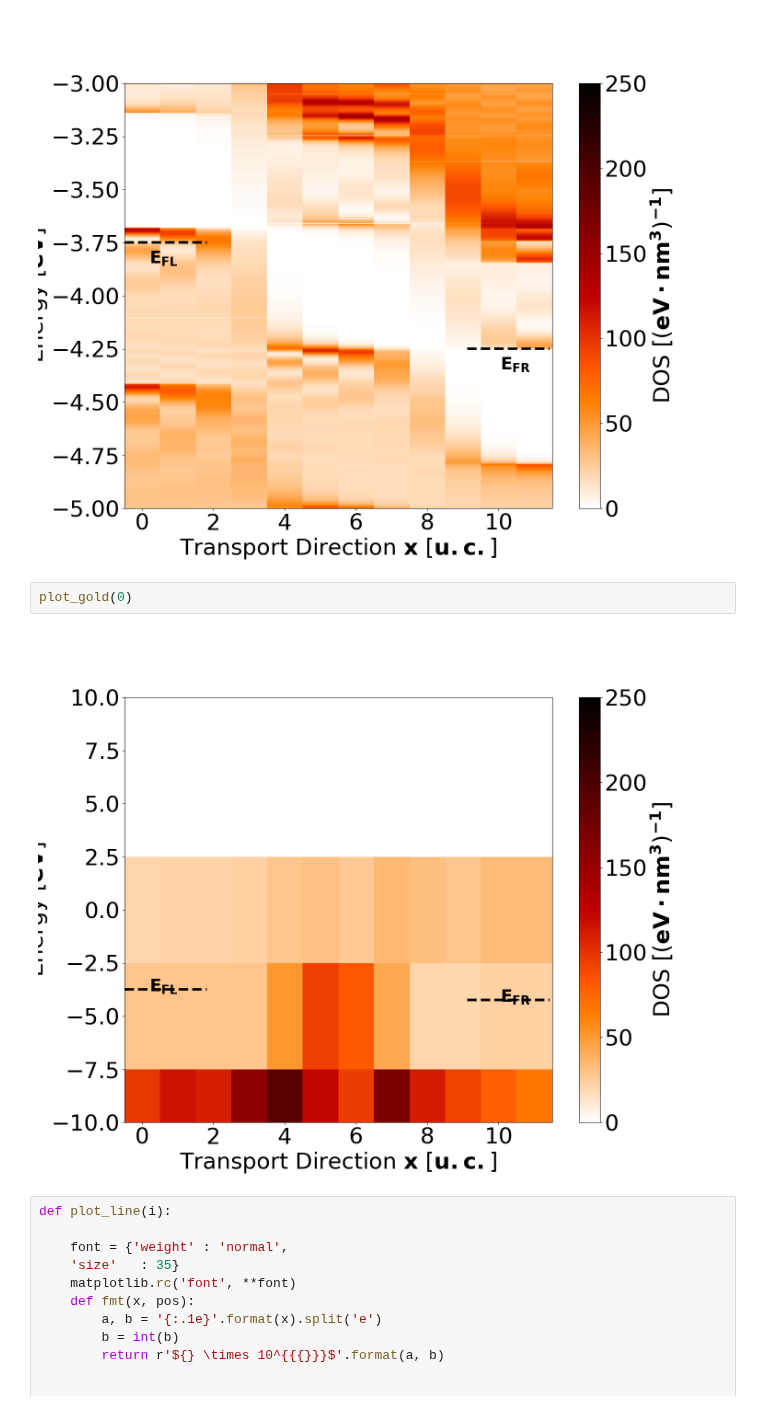
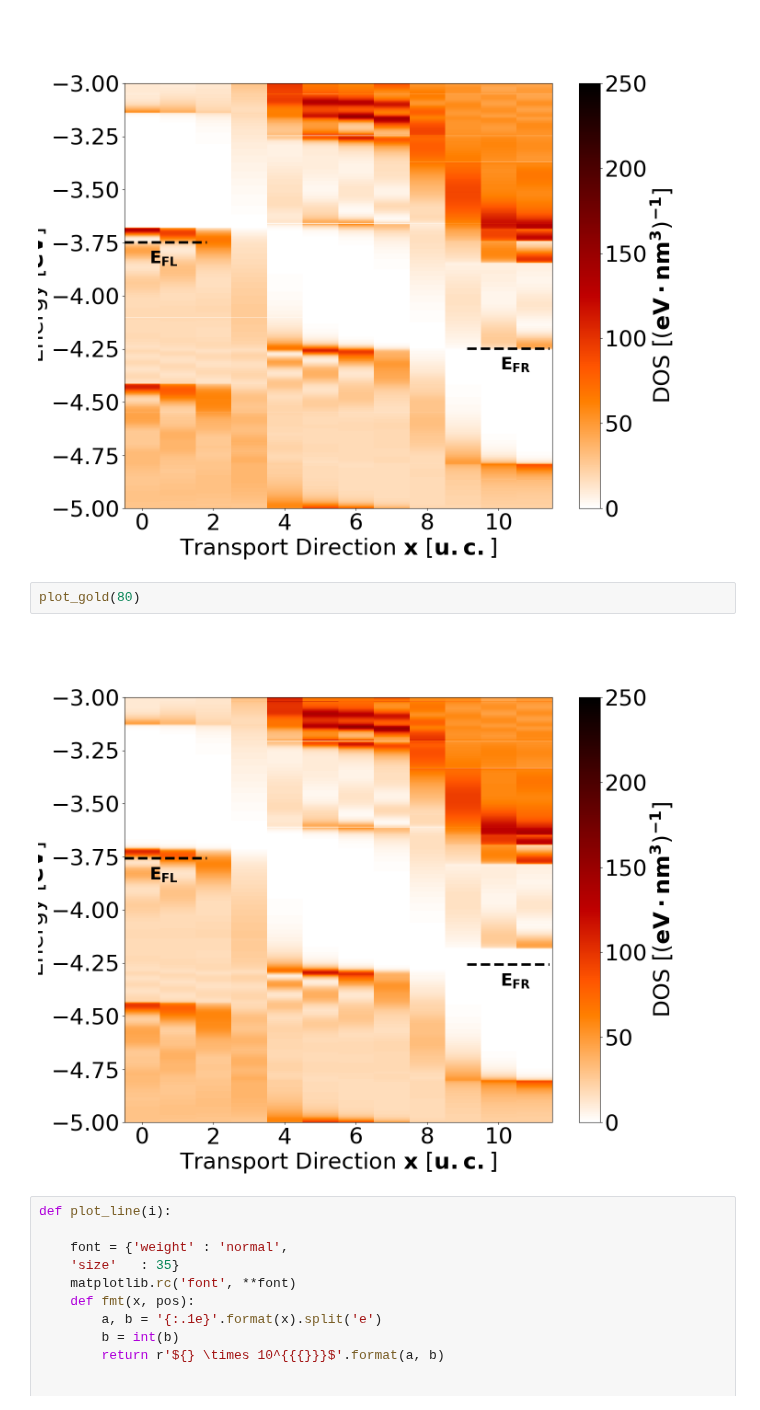
Before and after one commit to Nano-TCAD/QuaTrEx, a Jupyter notebook: quatrex/results/80TFET72/analysis.ipynb, the cells around one changed output. Saved outputs shown, nothing was run; the diff lists cells and outputs as text.

```diff
--- a/quatrex/results/80TFET72/analysis.ipynb
+++ b/quatrex/results/80TFET72/analysis.ipynb
@@ -405,9 +406,9 @@ plot_gold(0)
 # %% [output]
 [figure]
 # %%
-plot_gold(0)
+plot_gold(80)
 # %% [output]
-[figure, old version]
+[figure, new version]
 # %%
 def plot_line(i):
 
```
Also changed, not shown: parts of 6 cells of this notebook, 4 other files.
